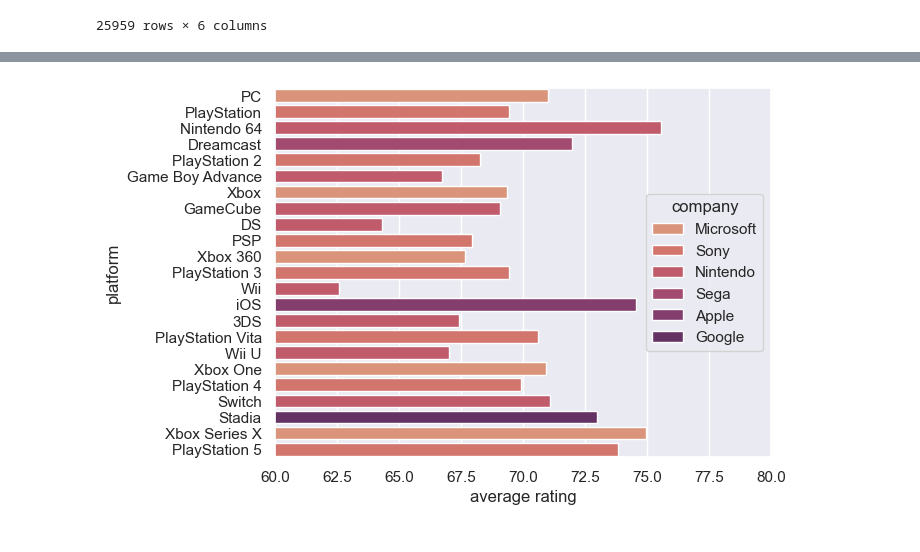
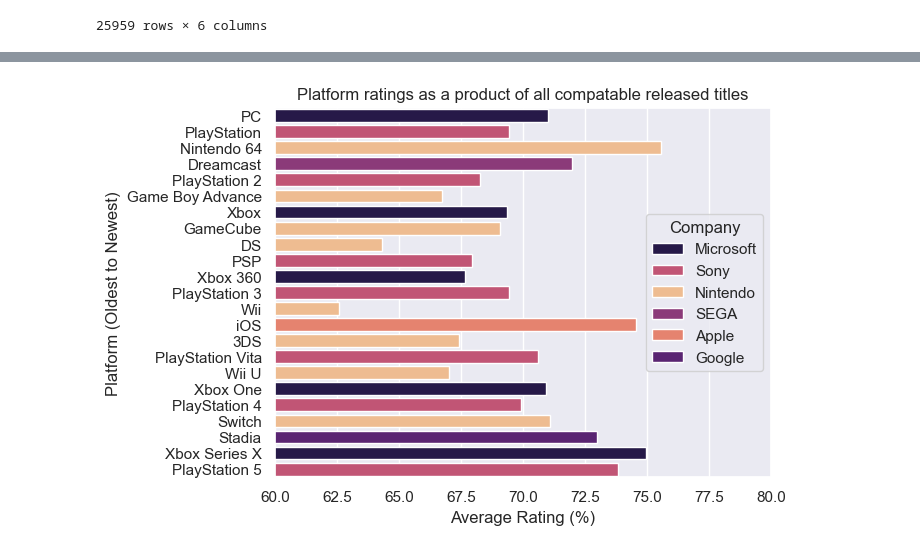
Before and after one commit to Bradley-Nash/game-scores, a Jupyter notebook: Best_Console.ipynb, the cells around one changed output, grey strips where cells are left out. Cells and saved outputs as stored; diff of their text form; code cells hidden in the pictures.

Commit message:
expanded upon original analysis

```diff
--- a/Best_Console.ipynb
+++ b/Best_Console.ipynb
@@ -151,0 +165,4 @@ platform_df
+# %%
+#Add additional column for colour coding by company
+comp_mcs['colour'] = comp_mcs['company'].map(col_comp)
+comp_mcs
@@ -151,0 +183,21 @@ platform_df
+# %%
+#DATA PROCESSING FOR ANALYSIS
+
+
+#create dataframe with mean rating of each platform
+plat_rate = comp_mcs.groupby('platform').mean().reset_index().drop('position',axis=1)
+
+#create dataframe with first (.min) released game per platform
+plat_date = pd.DataFrame(comp_mcs.groupby('platform')['pub_date'].min()).reset_index()
+
+#Create a minimal dataframe to add company and colour info and remove redundant rows
+comp_min = comp_mcs.drop(['position','title','pub_date','rating','genre'], axis = 1, inplace=False).drop_duplicates(inplace=False)
+
+#merge mean ratings, company info and first release date dataframes by platforms and order from oldest to newest
+plat_df = pd.merge(plat_rate, plat_date, on='platform', how= 'inner')
+plat_df = pd.merge(plat_df, comp_min, on='platform', how= 'inner').sort_values('pub_date')
+
+#rename dataframe columns for referencing
+plat_df.columns = ['platform','meanrate','date','company','colour']
+
+plat_df
@@ -152,16 +222,28 @@ platform_df
 # %%
 #DATA VISUALISATION
 
-#Plot all platforms mean rating in time order with company information by colour
-pplot = sns.barplot(data=platform_df, y='platform',x='rating', hue='company', dodge=False)
-pplot.set(xlabel=('average rating'))
+#Plot all platforms mean ratings in time order with company information by colour
+#normalise bar width using dodge = False and assign the colour map with palette = col_comp
+pplot = sns.barplot(data=plat_df, y='platform',x='meanrate', hue='company', dodge=False, palette = col_comp)
+
+#additionally add title and override axis titles
+pplot.set(xlabel=('Average Rating (%)'),
+          ylabel=('Platform (Oldest to Newest)'),
+         title = ('Platform ratings as a product of all compatable released titles'))
+
+#assign variable to modify legend handles
+legend_handles, _= pplot.get_legend_handles_labels()
+
+#modify legend handles and legend title
+pplot.legend(legend_handles, ['Microsoft','Sony','Nintendo','SEGA','Apple','Google'],
+             title='Company')
 
 #Define Region of interest
 pplot.set(xlim=(60,80));
 
 #NOTE: There is an apparent trough in the data when plotted over time, let's investigate that on the company level.
 # %% [output]
-[figure, old version]
+[figure, new version]
 # %%
 #DATA REFINEMENT
 
```
Also changed, not shown: parts of 22 cells of this notebook, 1 other file.
